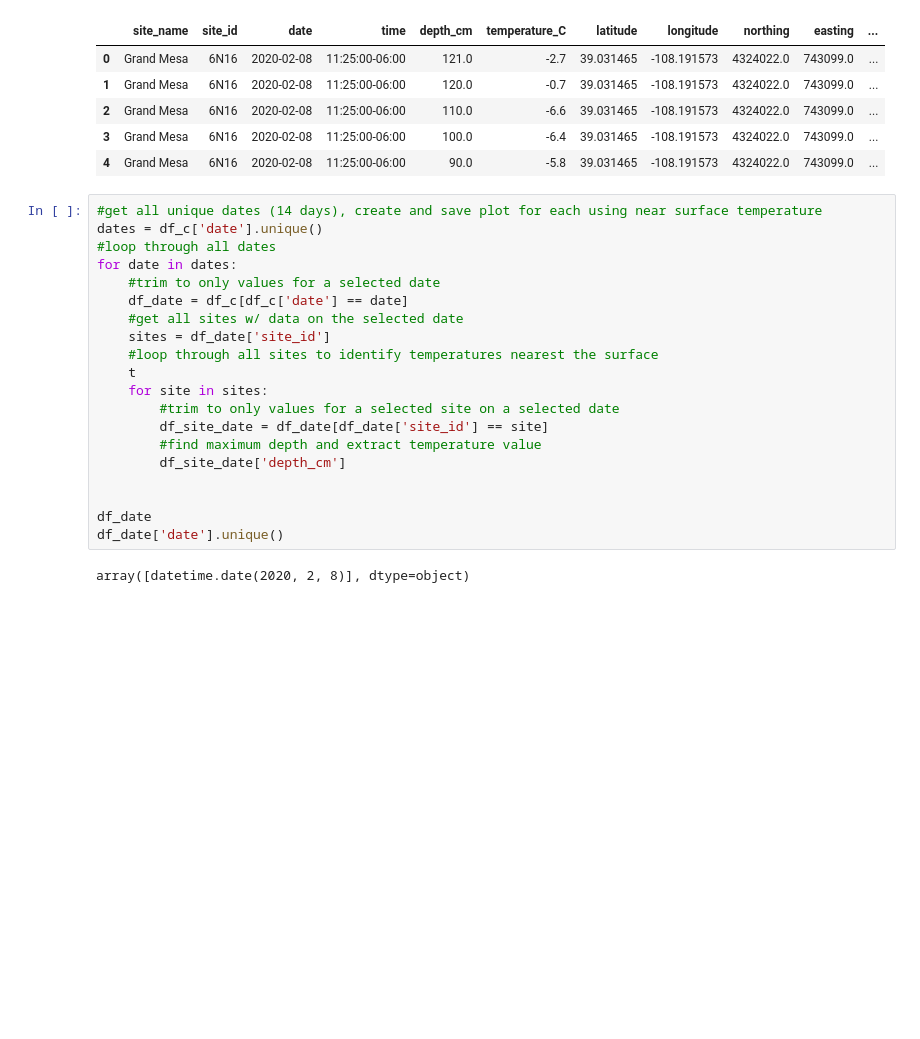
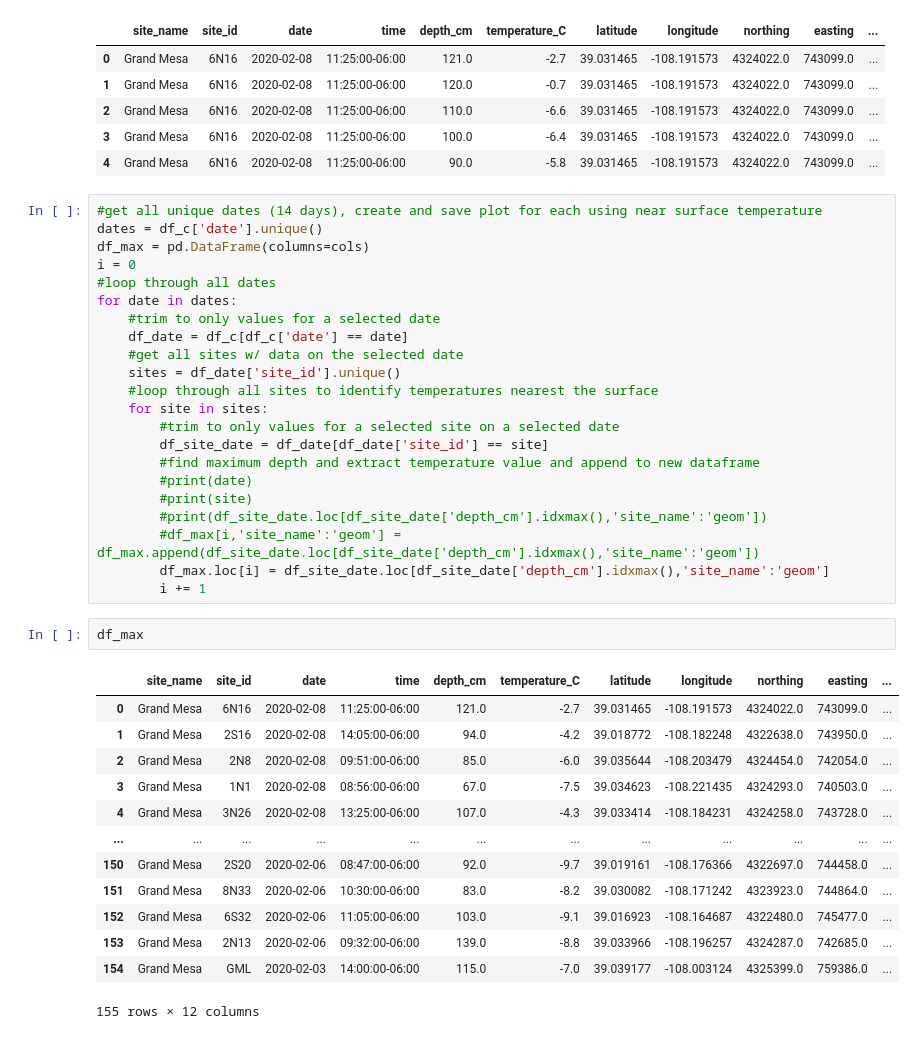
Before and after one commit to snowex-hackweek/hot-pow, a Jupyter notebook: contributors/Jeremy_Johnston/QueryPractice.ipynb, the cells around one changed output. Cells and saved outputs as stored; diff of their text form; blank space fills up the shorter version.

```diff
--- a/contributors/Jeremy_Johnston/QueryPractice.ipynb
+++ b/contributors/Jeremy_Johnston/QueryPractice.ipynb
@@ -139,22 +145,38 @@ df_c.head()
 # %%
 #get all unique dates (14 days), create and save plot for each using near surface temperature
 dates = df_c['date'].unique()
+df_max = pd.DataFrame(columns=cols)
+i = 0
 #loop through all dates
 for date in dates:
     #trim to only values for a selected date
     df_date = df_c[df_c['date'] == date]
     #get all sites w/ data on the selected date
-    sites = df_date['site_id']
+    sites = df_date['site_id'].unique()
     #loop through all sites to identify temperatures nearest the surface
-    t
     for site in sites:
         #trim to only values for a selected site on a selected date
         df_site_date = df_date[df_date['site_id'] == site]
-        #find maximum depth and extract temperature value
-        df_site_date['depth_cm']
-
-
-df_date
-df_date['date'].unique()
+        #find maximum depth and extract temperature value and append to new dataframe
+        #print(date)
+        #print(site)
+        #print(df_site_date.loc[df_site_date['depth_cm'].idxmax(),'site_name':'geom'])
+        #df_max[i,'site_name':'geom'] = df_max.append(df_site_date.loc[df_site_date['depth_cm'].idxmax(),'site_name':'geom'])
+        df_max.loc[i] = df_site_date.loc[df_site_date['depth_cm'].idxmax(),'site_name':'geom']
+        i += 1
-# %% [output]
-array([datetime.date(2020, 2, 8)], dtype=object)
+# %%
+df_max
+# %% [output]
+|  | site_name | site_id | date | time | depth_cm | temperature_C | latitude | longitude | northing | easting | ... |
+| 0 | Grand Mesa | 6N16 | 2020-02-08 | 11:25:00-06:00 | 121.0 | -2.7 | 39.031465 | -108.191573 | 4324022.0 | 743099.0 | ... |
+| 1 | Grand Mesa | 2S16 | 2020-02-08 | 14:05:00-06:00 | 94.0 | -4.2 | 39.018772 | -108.182248 | 4322638.0 | 743950.0 | ... |
+| 2 | Grand Mesa | 2N8 | 2020-02-08 | 09:51:00-06:00 | 85.0 | -6.0 | 39.035644 | -108.203479 | 4324454.0 | 742054.0 | ... |
+| 3 | Grand Mesa | 1N1 | 2020-02-08 | 08:56:00-06:00 | 67.0 | -7.5 | 39.034623 | -108.221435 | 4324293.0 | 740503.0 | ... |
+| 4 | Grand Mesa | 3N26 | 2020-02-08 | 13:25:00-06:00 | 107.0 | -4.3 | 39.033414 | -108.184231 | 4324258.0 | 743728.0 | ... |
+| ... | ... | ... | ... | ... | ... | ... | ... | ... | ... | ... | ... |
+| 150 | Grand Mesa | 2S20 | 2020-02-06 | 08:47:00-06:00 | 92.0 | -9.7 | 39.019161 | -108.176366 | 4322697.0 | 744458.0 | ... |
+| 151 | Grand Mesa | 8N33 | 2020-02-06 | 10:30:00-06:00 | 83.0 | -8.2 | 39.030082 | -108.171242 | 4323923.0 | 744864.0 | ... |
+| 152 | Grand Mesa | 6S32 | 2020-02-06 | 11:05:00-06:00 | 103.0 | -9.1 | 39.016923 | -108.164687 | 4322480.0 | 745477.0 | ... |
+| 153 | Grand Mesa | 2N13 | 2020-02-06 | 09:32:00-06:00 | 139.0 | -8.8 | 39.033966 | -108.196257 | 4324287.0 | 742685.0 | ... |
+| 154 | Grand Mesa | GML | 2020-02-03 | 14:00:00-06:00 | 115.0 | -7.0 | 39.039177 | -108.003124 | 4325399.0 | 759386.0 | ... |
+155 rows × 12 columns
```
Also changed, not shown: parts of 3 cells of this notebook.
